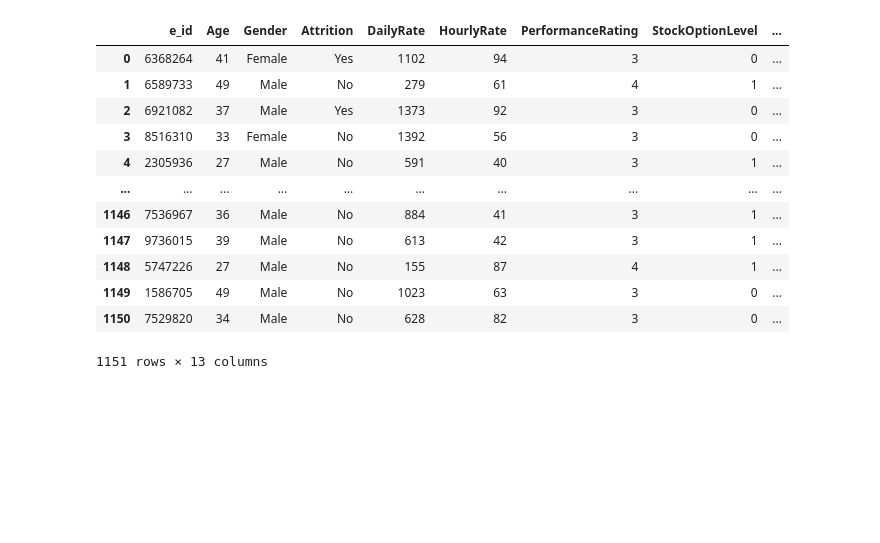
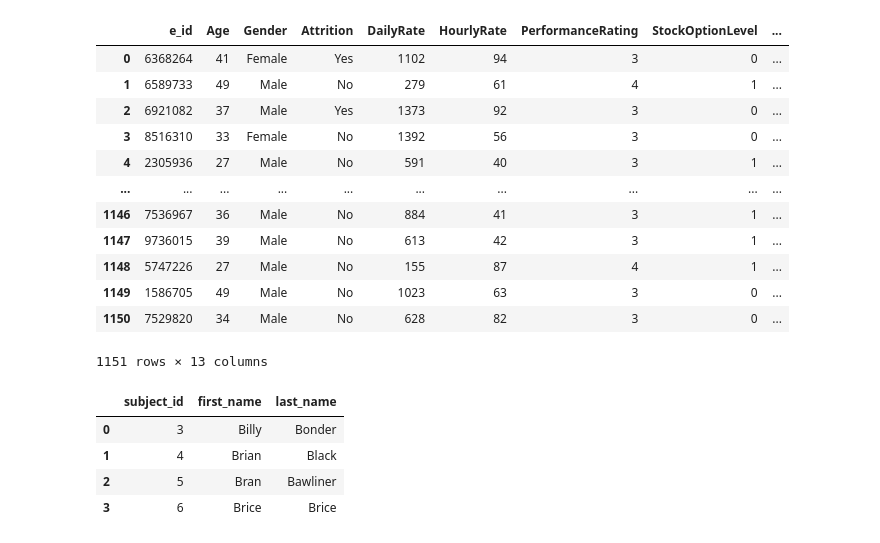
Before and after one commit to alexeimarcilio/Emeritus, a Jupyter notebook: Week06/6_10_Combining DataFrames.ipynb, the cells around one changed output. Drawn from its saved outputs; the diff is of its cells as text; code cells hidden in the pictures; blank space fills up the shorter version.

```diff
--- a/Week06/6_10_Combining DataFrames.ipynb
+++ b/Week06/6_10_Combining DataFrames.ipynb
@@ -274,3 +391,24 @@ final
 | 1149 | 1586705 | 49 | Male | No | 1023 | 63 | 3 | 0 | ... |
 | 1150 | 7529820 | 34 | Male | No | 628 | 82 | 3 | 0 | ... |
 1151 rows × 13 columns
+# %%
+
+raw_data = {'subject_id':[1,2,3,4],
+           'first_name': ["Alex", "Amy","Alan","Alice"],
+           'last_name':["Anderson","Ackerman","Ali","Aoni"]}
+
+df_a = pd.DataFrame(raw_data)
+df_a
+
+raw_data = {'subject_id':[3,4,5,6],
+           'first_name': ["Billy", "Brian","Bran","Brice"],
+           'last_name':["Bonder","Black","Bawliner","Brice"]}
+
+df_b = pd.DataFrame(raw_data)
+df_b
+# %% [output]
+|  | subject_id | first_name | last_name |
+| 0 | 3 | Billy | Bonder |
+| 1 | 4 | Brian | Black |
+| 2 | 5 | Bran | Bawliner |
+| 3 | 6 | Brice | Brice |
```
Also changed, not shown: parts of 22 cells of this notebook, 13 other files.
